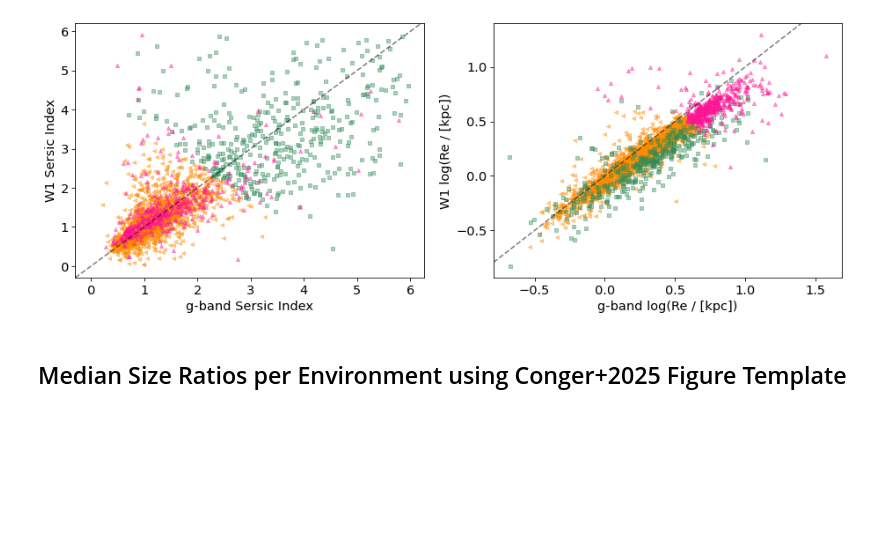
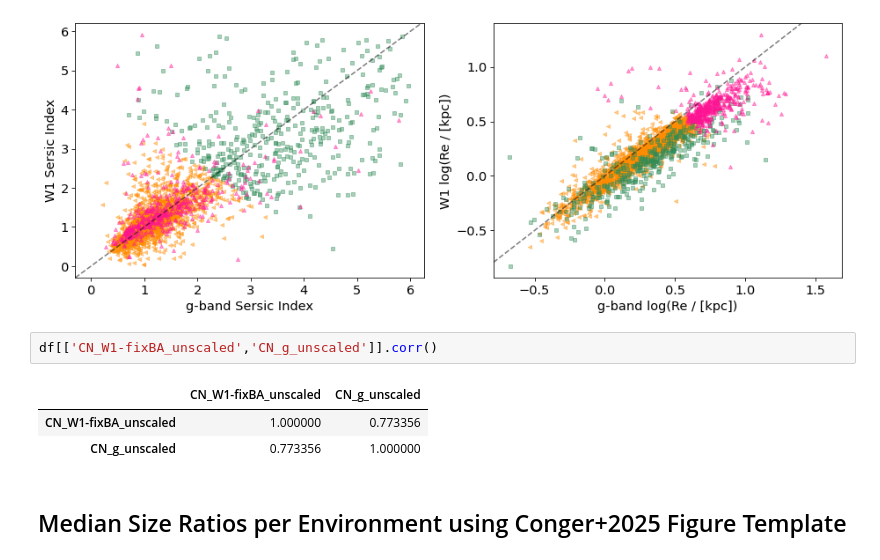
Before and after one commit to gammaspire/machine-learning, a Jupyter notebook: galaxy_feature_clustering/feature_clustering.ipynb, the cells around one changed output. Saved outputs shown, nothing was run; the diff lists cells and outputs as text; blank space fills up the shorter version.

```diff
--- a/galaxy_feature_clustering/feature_clustering.ipynb
+++ b/galaxy_feature_clustering/feature_clustering.ipynb
@@ -625,6 +652,12 @@ plt.ylabel(r'W1 log(Re / [kpc])',fontsize=14)
 plt.show()
 # %% [output]
 [figure]
+# %%
+df[['CN_W1-fixBA_unscaled','CN_g_unscaled']].corr()
+# %% [output]
+|  | CN_W1-fixBA_unscaled | CN_g_unscaled |
+| CN_W1-fixBA_unscaled | 1.000000 | 0.773356 |
+| CN_g_unscaled | 0.773356 | 1.000000 |
 # %% [markdown]
 ## Median Size Ratios per Environment using Conger+2025 Figure Template
 # %%
```
Also changed, not shown: parts of 4 cells of this notebook, 3 other files.
